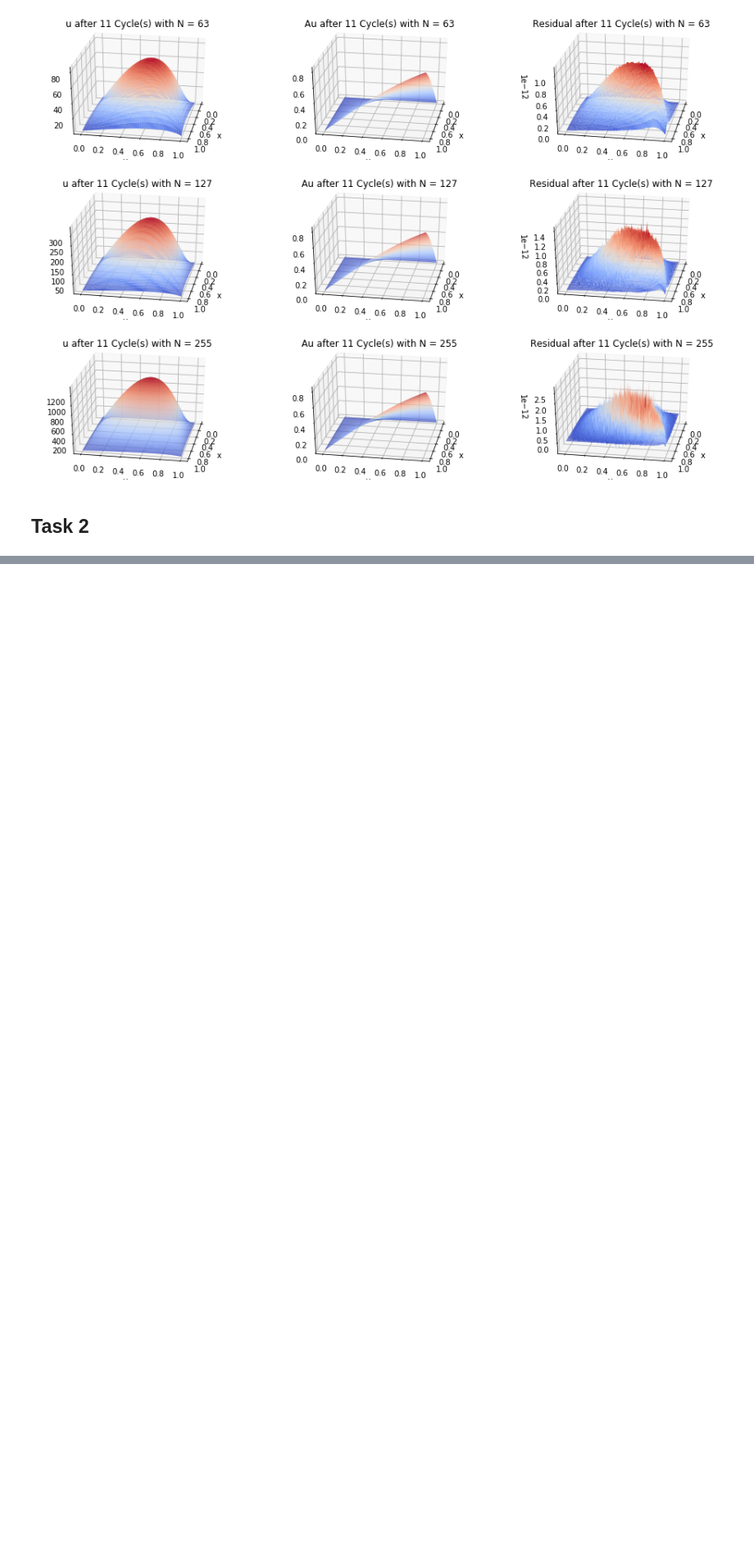
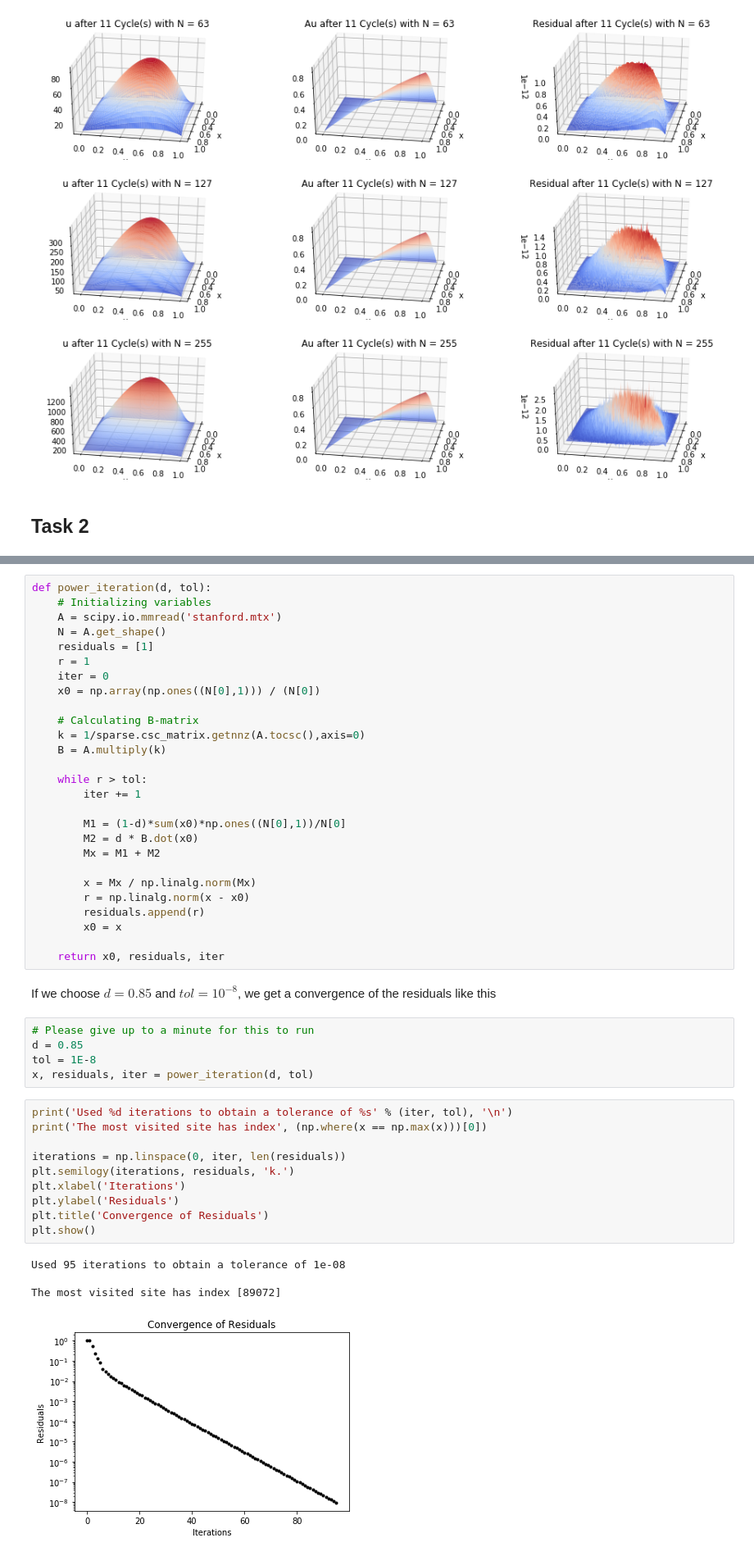
Before and after one commit to ellafj/TMA4205, a Jupyter notebook: Assignment 3/Assignment 3 - Jupyter.ipynb, the cells around one changed output, grey strips where cells are left out. Shown at 82% size. Saved outputs shown, nothing was run; the diff lists cells and outputs as text; blank space fills up the shorter version.

```diff
--- a/Assignment 3/Assignment 3 - Jupyter.ipynb
+++ b/Assignment 3/Assignment 3 - Jupyter.ipynb
@@ -325,0 +334,49 @@ For this exercise, we wish to look at the power iteration method to find the lar
+# %%
+def power_iteration(d, tol):
+    # Initializing variables
+    A = scipy.io.mmread('stanford.mtx')
+    N = A.get_shape()
+    residuals = [1]
+    r = 1
+    iter = 0
+    x0 = np.array(np.ones((N[0],1))) / (N[0])
+
+    # Calculating B-matrix
+    k = 1/sparse.csc_matrix.getnnz(A.tocsc(),axis=0)
+    B = A.multiply(k)
+
+    while r > tol:
+        iter += 1
+
+        M1 = (1-d)*sum(x0)*np.ones((N[0],1))/N[0]
+        M2 = d * B.dot(x0)
+        Mx = M1 + M2
+
+        x = Mx / np.linalg.norm(Mx)
+        r = np.linalg.norm(x - x0)
+        residuals.append(r)
+        x0 = x
+
+    return x0, residuals, iter
+# %% [markdown]
+If we choose $d=0.85$ and $tol=10^{-8}$, we get a convergence of the residuals like this
+# %%
+# Please give up to a minute for this to run
+d = 0.85
+tol = 1E-8
+x, residuals, iter = power_iteration(d, tol)
+# %%
+print('Used %d iterations to obtain a tolerance of %s' % (iter, tol), '\n')
+print('The most visited site has index', (np.where(x == np.max(x)))[0])
+
+iterations = np.linspace(0, iter, len(residuals))
+plt.semilogy(iterations, residuals, 'k.')
+plt.xlabel('Iterations')
+plt.ylabel('Residuals')
+plt.title('Convergence of Residuals')
+plt.show()
+# %% [output]
+Used 95 iterations to obtain a tolerance of 1e-08
+
+The most visited site has index [89072]
+[figure, added]
```
Also changed, not shown: parts of 3 cells of this notebook, 1 other file.
